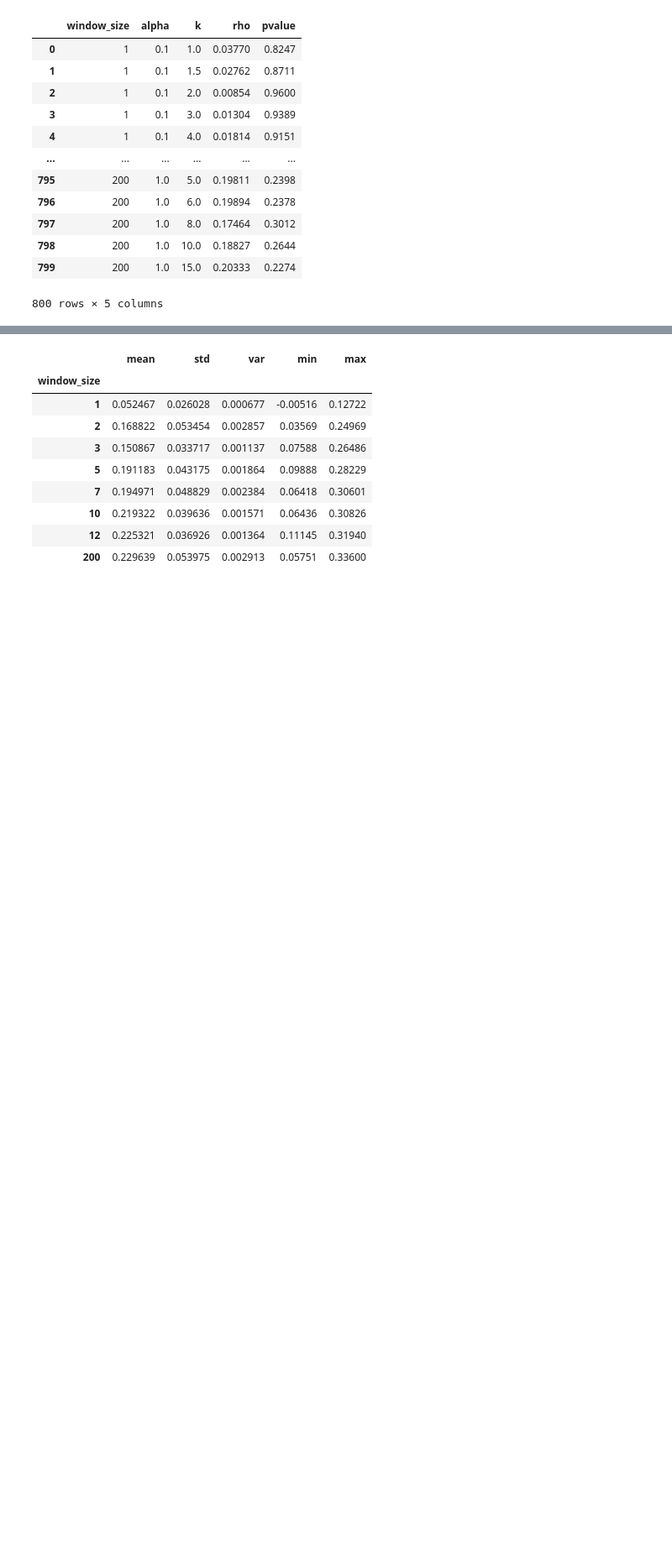
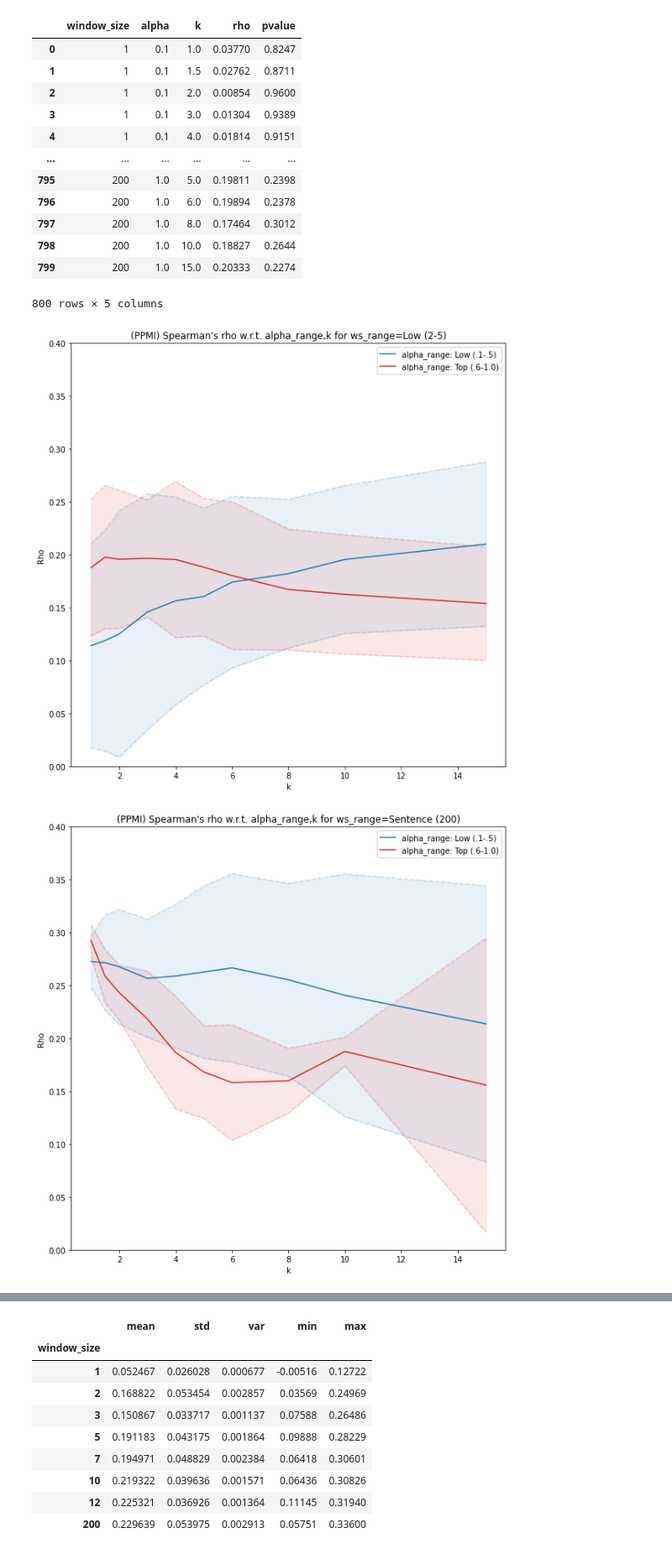
Before and after one commit to blietard/LexSemChange, a Jupyter notebook: results_visual.ipynb, the cells around one changed output, grey strips where cells are left out. Shown at 84% size. Cells and saved outputs as stored; diff of their text form; code cells hidden in the pictures; blank space fills up the shorter version.

Commit message:
Visualing results and evaluating parameters effects of PPMI

```diff
--- a/results_visual.ipynb
+++ b/results_visual.ipynb
@@ -49,3 +51,59 @@ score_df
 | 798 | 200 | 1.0 | 10.0 | 0.18827 | 0.2644 |
 | 799 | 200 | 1.0 | 15.0 | 0.20333 | 0.2274 |
 800 rows × 5 columns
+# %%
+score_df = pd.DataFrame(table,columns=columns)
+score_df['window_size'] = score_df['window_size'].astype('int16')
+score_df = score_df[score_df.window_size>1]
+
+score_df['alpha_range']='Top (.6-1.0)'
+score_df['k_range']='Top (8-10-15)'
+score_df['ws_range']='Top (7-12)'
+
+score_df.loc[(score_df.window_size<7),'ws_range']='Low (2-5)'
+score_df.loc[(score_df.window_size==200),'ws_range']='Sentence (200)'
+
+score_df.loc[(score_df.k<8),'k_range']='Mid (4-6)'
+score_df.loc[(score_df.k<4),'k_range']='Low (1-3)'
+
+#score_df.loc[(score_df.alpha<0.7),'alpha_range']='Mid (.5-.6)'
+score_df.loc[(score_df.alpha<0.6),'alpha_range']='Low (.1-.5)'
+# %%
+first_attribute = 'alpha_range'
+second_attribute = 'k'
+fixed_attribute = 'ws_range'
+first_range = list(score_df.groupby(first_attribute).groups.keys())
+second_range = list(score_df.groupby(second_attribute).groups.keys())
+fixed_range = list(score_df.groupby(fixed_attribute).groups.keys())
+
+colors = {'Low': 'tab:blue', 'Mid':'tab:orange' , 'Top':'tab:red' }
+
+for fixed_value in fixed_range:
+    group_df = score_df.groupby(fixed_attribute).get_group(fixed_value)
+    subgroups = group_df.groupby(first_attribute)
+
+    fig = plt.figure(figsize=(10,10))
+    ax = fig.add_subplot(111)
+    fig.patch.set_facecolor('white')
+    ax.set_facecolor('white')
+
+    for first_value in first_range:
+        c = colors[first_value[:3]]
+        subgroup = subgroups.get_group(first_value)[['rho',second_attribute]]
+        means = subgroup.groupby(second_attribute).agg(['mean']).rho['mean']
+        errors = 2*subgroup.groupby(second_attribute).agg(['std']).rho['std']
+        ax.plot(second_range,means,label=first_attribute+': '+str(first_value), color=c)
+        ax.plot(second_range,means-errors,alpha=0.2,ls='--',color=c)
+        ax.plot(second_range,means+errors,alpha=0.2,ls='--',color=c)
+        ax.fill_between(second_range,means-errors,means+errors,alpha=0.1,color=c)
+
+    ax.set_ylim([0,0.4])
+    ax.set_title("(PPMI) Spearman's rho w.r.t. {},{} for {}={}".format(first_attribute,second_attribute,fixed_attribute,fixed_value))
+    ax.set_xlabel(second_attribute)
+    ax.set_ylabel('Rho')
+    plt.legend()
+    plt.savefig('results_img/{}_{}_({}{})_rho.png'.format(first_attribute,second_attribute,fixed_attribute,fixed_value),dpi=100,transparent=False)
+plt.show()
+# %% [output]
+[figure, added]
+[figure, added]
```
Also changed, not shown: parts of 10 cells of this notebook, 29 other files.
